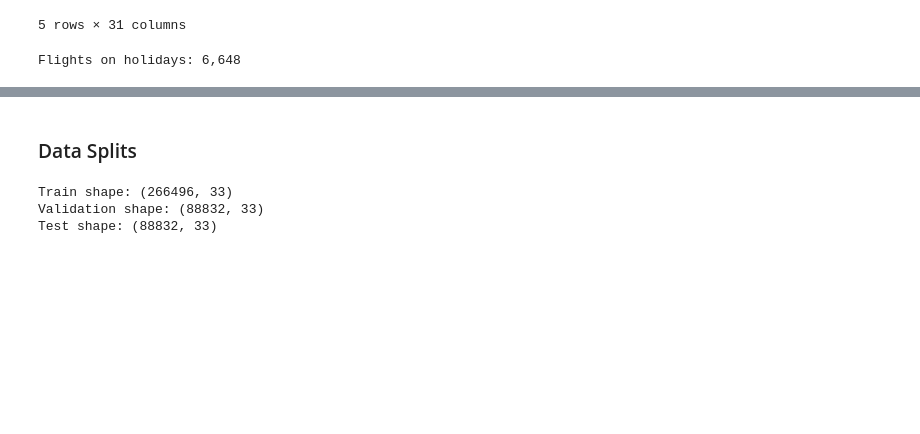
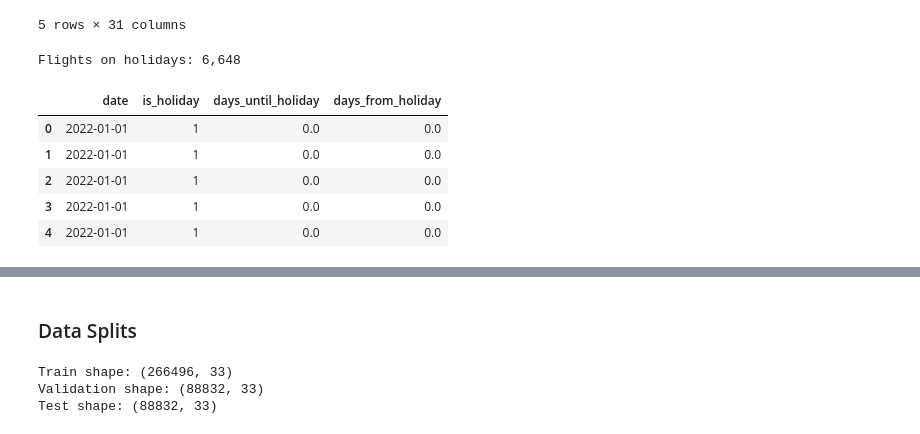
Before and after one commit to UC-Berkeley-I-School/207-Summer26-FinalProject-MLModel, a Jupyter notebook: Data_Preprocessing/Complied_Flights_Preprocessing_EDA.ipynb, the cells around one changed output, grey strips where cells are left out. Drawn from its saved outputs; the diff is of its cells as text; code cells hidden in the pictures; blank space fills up the shorter version.

```diff
--- a/Data_Preprocessing/Complied_Flights_Preprocessing_EDA.ipynb
+++ b/Data_Preprocessing/Complied_Flights_Preprocessing_EDA.ipynb
@@ -76,7 +75,7 @@ dtype: object
 # %%
 SFO_flights.to_csv("SFO_flights_combined.csv", index=False)
 # %%
-raw_flights = pd.read_csv('Data_extraction/SFO_flights_combined.csv')
+raw_flights = pd.read_csv('Data_extraction/Data/SFO_flights_combined.csv')
 # %%
 #Creating the a copy of the dataset.
 flights = raw_flights.copy()
@@ -340,6 +339,35 @@ flights['is_holiday'] = flights['date'].isin(us_holidays).astype(int)
 print(f'Flights on holidays: {flights["is_holiday"].sum():,}')
 # %% [output]
 Flights on holidays: 6,648
+# %%
+# Holiday distance features
+
+# Make sure date is datetime
+flights["date"] = pd.to_datetime(flights["date"])
+
+# Your existing US holiday list should already exist as us_holidays
+holiday_dates = pd.to_datetime(list(us_holidays)).sort_values()
+
+def days_until_next_holiday(date):
+    future_holidays = holiday_dates[holiday_dates >= date]
+    if len(future_holidays) == 0:
+        return np.nan
+    return (future_holidays[0] - date).days
+
+def days_from_nearest_holiday(date):
+    return np.min(np.abs((holiday_dates - date).days))
+
+flights["days_until_holiday"] = flights["date"].apply(days_until_next_holiday)
+flights["days_from_holiday"] = flights["date"].apply(days_from_nearest_holiday)
+
+flights[["date", "is_holiday", "days_until_holiday", "days_from_holiday"]].head()
+# %% [output]
+|  | date | is_holiday | days_until_holiday | days_from_holiday |
+| 0 | 2022-01-01 | 1 | 0.0 | 0.0 |
+| 1 | 2022-01-01 | 1 | 0.0 | 0.0 |
+| 2 | 2022-01-01 | 1 | 0.0 | 0.0 |
+| 3 | 2022-01-01 | 1 | 0.0 | 0.0 |
+| 4 | 2022-01-01 | 1 | 0.0 | 0.0 |
 # %%
 # Strip the leading 'N' in the tail number so it matches with the aircraft dataset.
 flights['mod_tail_number'] = flights['tail_number'].str.strip().str.lstrip('N')
```
Also changed, not shown: parts of 2 cells of this notebook, 4 other files.
